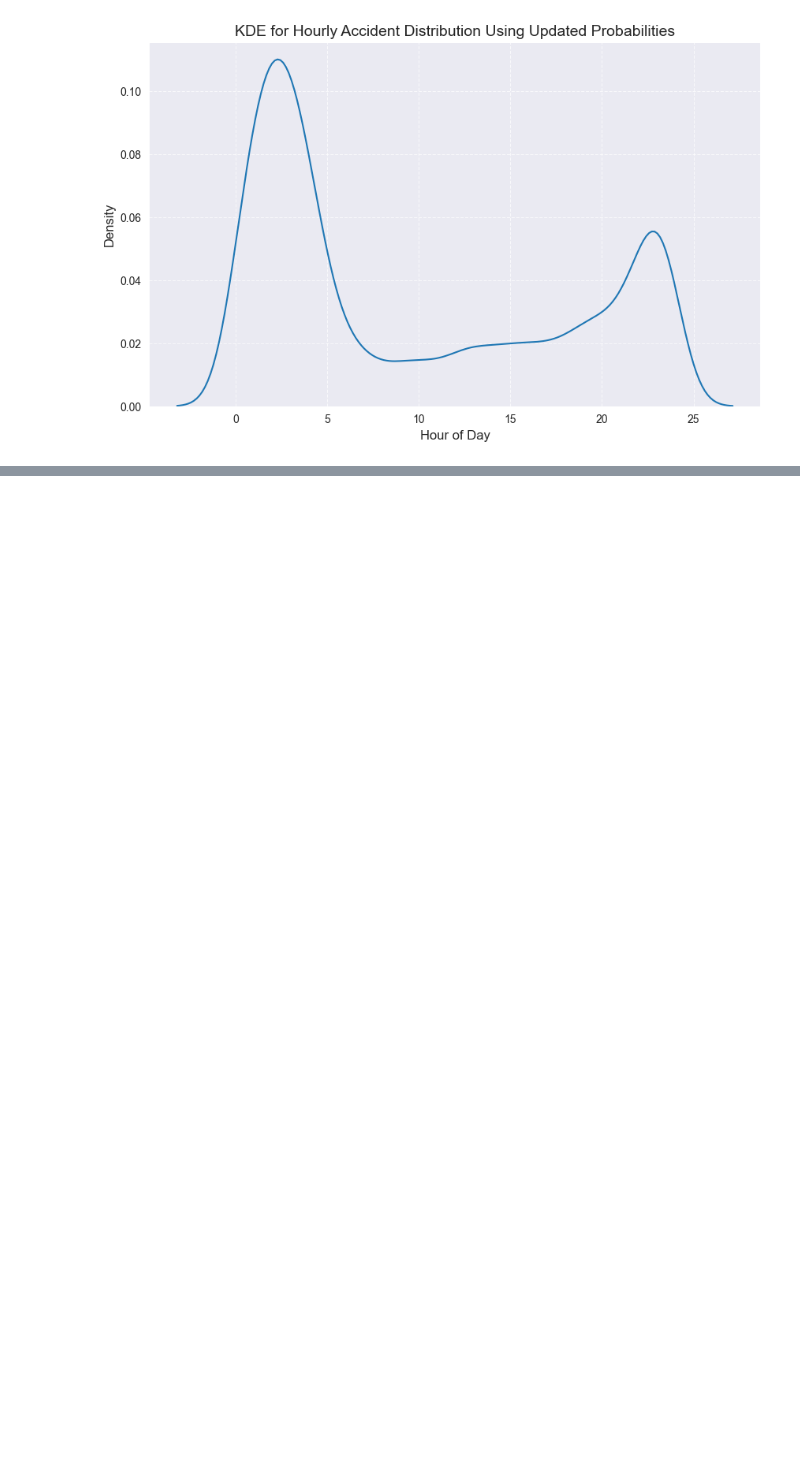
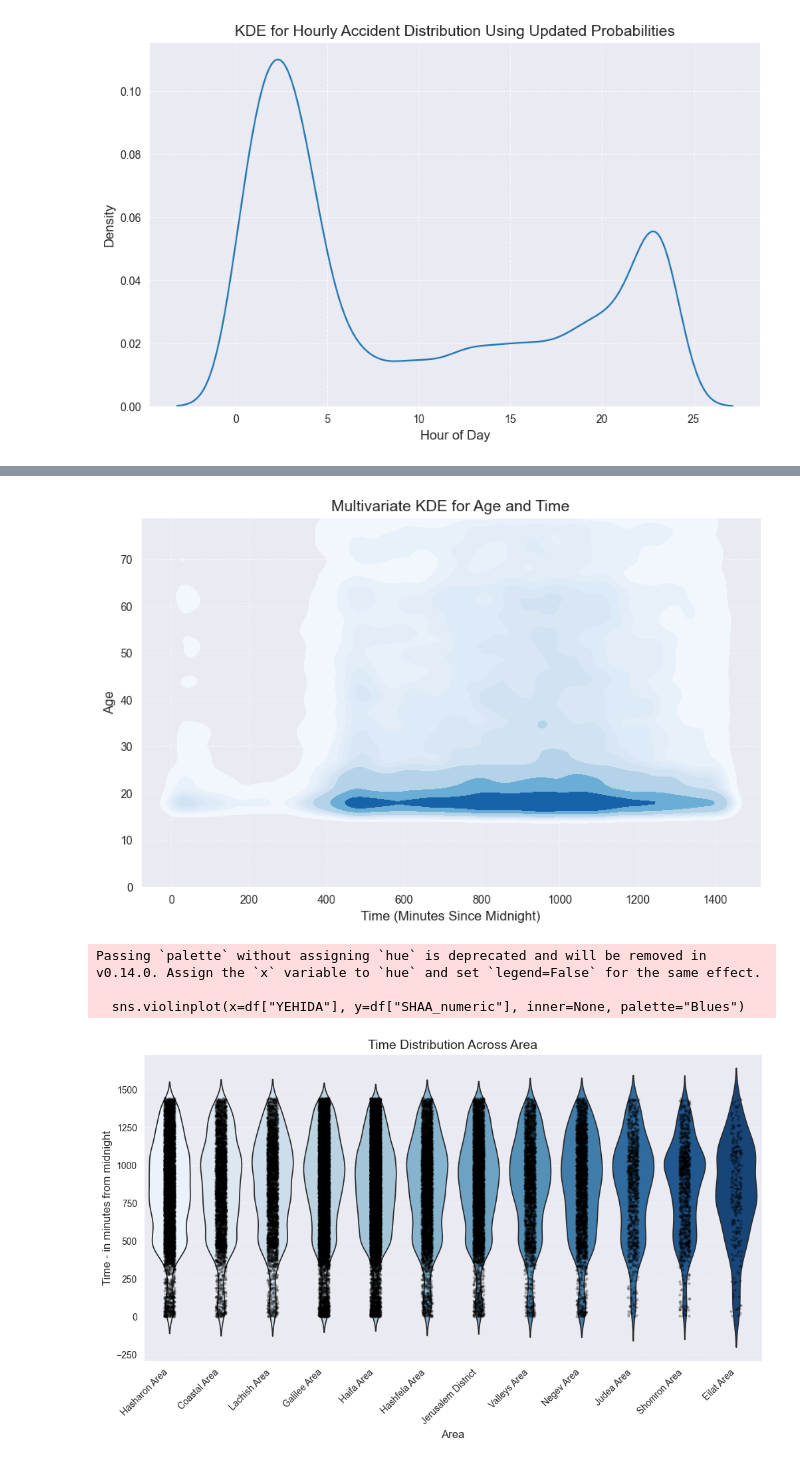
Before and after one commit to zaurusman/Project-RideShare, a Jupyter notebook: Generating_Data.ipynb, the cells around one changed output, grey strips where cells are left out. Cells and saved outputs as stored; diff of their text form; code cells hidden in the pictures; blank space fills up the shorter version.

```diff
--- a/Generating_Data.ipynb
+++ b/Generating_Data.ipynb
@@ -426,0 +543,47 @@ plt.show()
+# %%
+# Complete code to load the dataset, generate age values, and update the dataframe
+
+# Convert SHAA (time) to numerical values in minutes since midnight for KDE plot
+df["SHAA_numeric"] = df["SHAA"].apply(lambda x: int(x.split(":")[0]) * 60 + int(x.split(":")[1]))
+
+# Generate the KDE plot for Age vs. Time (in minutes since midnight)
+plt.figure(figsize=(10, 6))
+sns.kdeplot(x=df["SHAA_numeric"], y=df["AGE"], fill=True, cmap="Blues", bw_adjust=0.5)
+
+# Set labels, title, and adjust y-axis to start from 0
+plt.xlabel("Time (Minutes Since Midnight)", fontsize=12)
+plt.ylabel("Age", fontsize=12)
+plt.title("Multivariate KDE for Age and Time", fontsize=14)
+plt.ylim(0, df["AGE"].max())  # Ensure the y-axis starts at 0
+
+# Show the plot
+plt.grid(True, linestyle="--", alpha=0.5)
+plt.show()
+
+# Display the updated dataframe
+df.head(10)
+
+# Create a violin plot for AGE distribution across YEHIDA categories
+plt.figure(figsize=(12, 6))
+sns.violinplot(x=df["YEHIDA"], y=df["SHAA_numeric"], inner=None, palette="Blues")
+
+# Overlay with a strip plot to show individual points
+sns.stripplot(x=df["YEHIDA"], y=df["SHAA_numeric"], jitter=True, color="black", alpha=0.3, size=3)
+
+# Rotate x-axis labels for better readability
+plt.xticks(rotation=45, ha="right")
+
+# Set labels and title
+plt.xlabel("Area", fontsize=12)
+plt.ylabel("Time - in minutes from midnight", fontsize=12)
+plt.title("Time Distribution Across Area", fontsize=14)
+
+# Show the plot
+plt.grid(axis="y", linestyle="--", alpha=0.5)
+plt.show()
+# %% [output]
+[figure, added]
+Passing `palette` without assigning `hue` is deprecated and will be removed in v0.14.0. Assign the `x` variable to `hue` and set `legend=False` for the same effect.
+
+  sns.violinplot(x=df["YEHIDA"], y=df["SHAA_numeric"], inner=None, palette="Blues")
+[figure, added]
```
Also changed, not shown: parts of 10 cells of this notebook, 1 other file.
